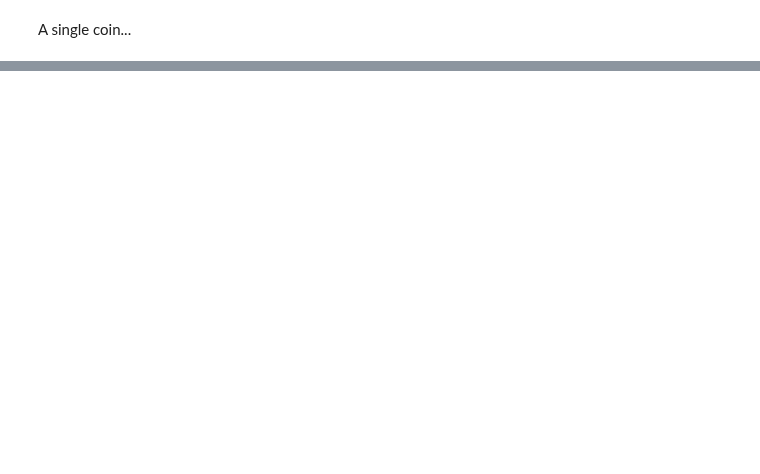
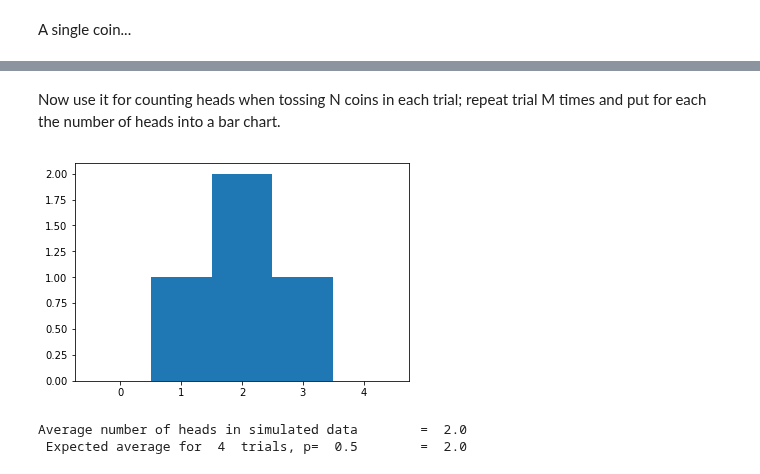
Before and after one commit to JonasRademacker/JupyterNotebooksForTeachingMath, a Jupyter notebook: Coins.ipynb, the cells around one changed output, grey strips where cells are left out. Drawn from its saved outputs; the diff is of its cells as text; code cells hidden in the pictures; blank space fills up the shorter version.

```diff
--- a/Coins.ipynb
+++ b/Coins.ipynb
@@ -78,0 +91,8 @@ Average number of heads in simulated data        =  0.6
+# %% [markdown]
+Now use it for counting heads when tossing N coins in each trial; repeat trial M times and put for each the number of heads into a bar chart.
+# %%
+TossAndPlot(N=4, M=4)
+# %% [output]
+[figure, added]
+Average number of heads in simulated data        =  2.0
+ Expected average for  4  trials, p=  0.5        =  2.0
```
Also changed, not shown: parts of 31 cells of this notebook, 5 other files.
